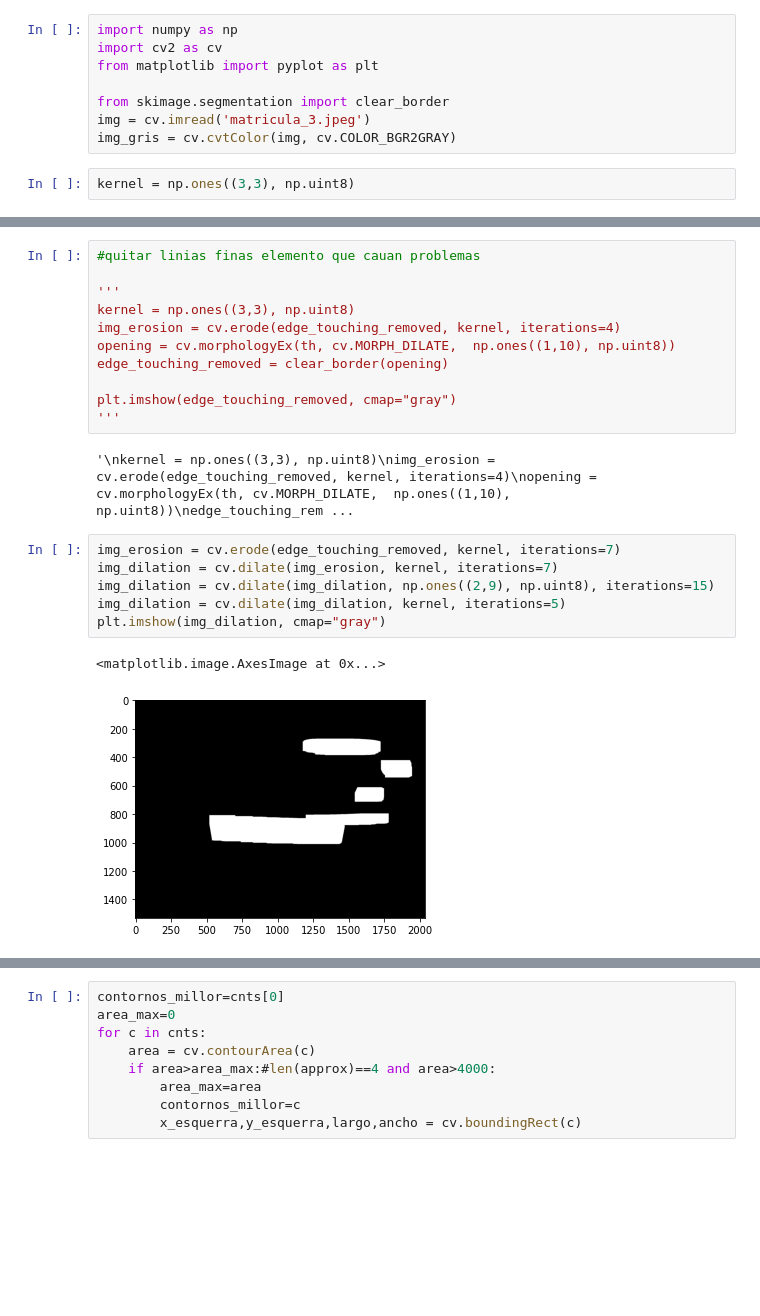
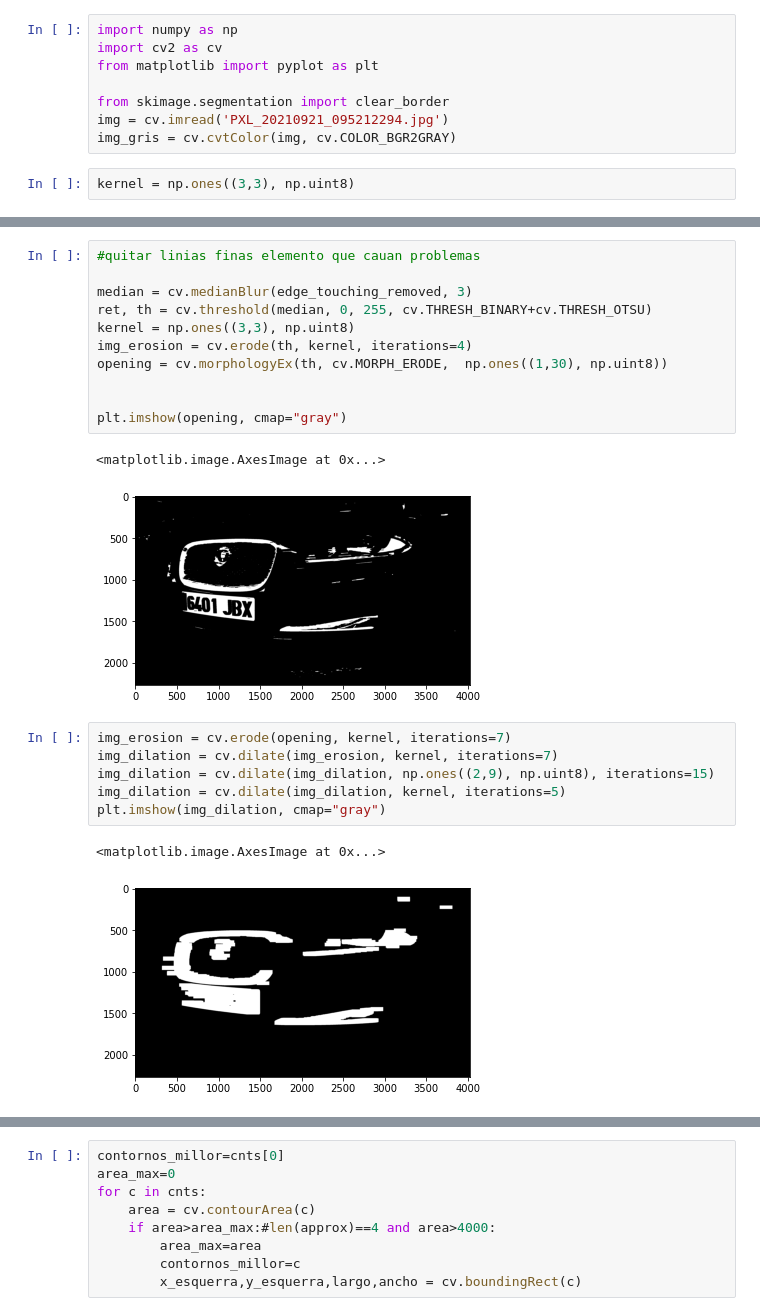
Before and after one commit to danielpaulisch/psiv2_matricules, a Jupyter notebook: dilate_contorns.ipynb, the cells around one changed output, grey strips where cells are left out. Drawn from its saved outputs; the diff is of its cells as text; blank space fills up the shorter version.

```diff
--- a/dilate_contorns.ipynb
+++ b/dilate_contorns.ipynb
@@ -4,7 +4,7 @@ import cv2 as cv
 from matplotlib import pyplot as plt
 
 from skimage.segmentation import clear_border
-img = cv.imread('matricula_3.jpeg')
+img = cv.imread('PXL_20210921_095212294.jpg')
 img_gris = cv.cvtColor(img, cv.COLOR_BGR2GRAY)
 # %%
 kernel = np.ones((3,3), np.uint8)
@@ -23,25 +23,26 @@ plt.imshow(edge_touching_removed, cmap="gray")
 # %%
 #quitar linias finas elemento que cauan problemas
 
-'''
+median = cv.medianBlur(edge_touching_removed, 3)
+ret, th = cv.threshold(median, 0, 255, cv.THRESH_BINARY+cv.THRESH_OTSU)
 kernel = np.ones((3,3), np.uint8)
-img_erosion = cv.erode(edge_touching_removed, kernel, iterations=4)
-opening = cv.morphologyEx(th, cv.MORPH_DILATE,  np.ones((1,10), np.uint8))
-edge_touching_removed = clear_border(opening)
+img_erosion = cv.erode(th, kernel, iterations=4)
+opening = cv.morphologyEx(th, cv.MORPH_ERODE,  np.ones((1,30), np.uint8))
 
-plt.imshow(edge_touching_removed, cmap="gray")
-'''
+
+plt.imshow(opening, cmap="gray")
 # %% [output]
-'\nkernel = np.ones((3,3), np.uint8)\nimg_erosion = cv.erode(edge_touching_removed, kernel, iterations=4)\nopening = cv.morphologyEx(th, cv.MORPH_DILATE,  np.ones((1,10), np.uint8))\nedge_touching_rem ...
+<matplotlib.image.AxesImage at 0x...>
+[figure, added]
 # %%
-img_erosion = cv.erode(edge_touching_removed, kernel, iterations=7)
+img_erosion = cv.erode(opening, kernel, iterations=7)
 img_dilation = cv.dilate(img_erosion, kernel, iterations=7)
 img_dilation = cv.dilate(img_dilation, np.ones((2,9), np.uint8), iterations=15)
 img_dilation = cv.dilate(img_dilation, kernel, iterations=5)
 plt.imshow(img_dilation, cmap="gray")
 # %% [output]
 <matplotlib.image.AxesImage at 0x...>
-[figure, old version]
+[figure, new version]
 # %%
 cnts,_=cv.findContours(cv.Canny(img_dilation,100,200),cv.RETR_LIST,cv.CHAIN_APPROX_SIMPLE)
 contornos =  cv.drawContours((img_dilation//255),cnts,-1,(100,100,100),2)
```
Also changed, not shown: parts of 11 cells of this notebook.
